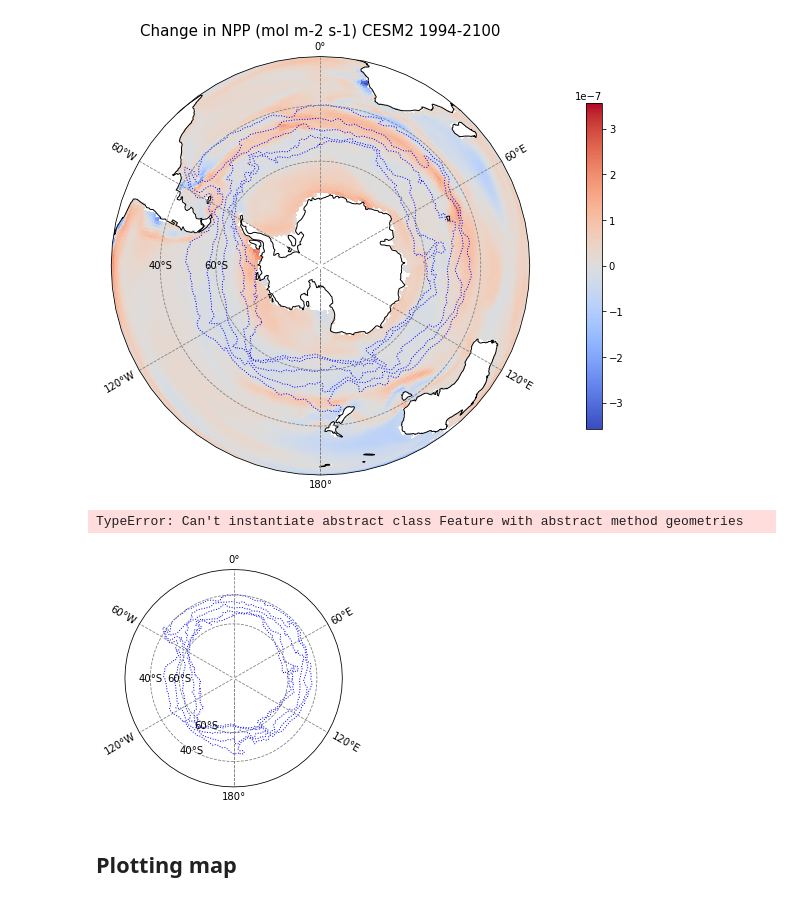
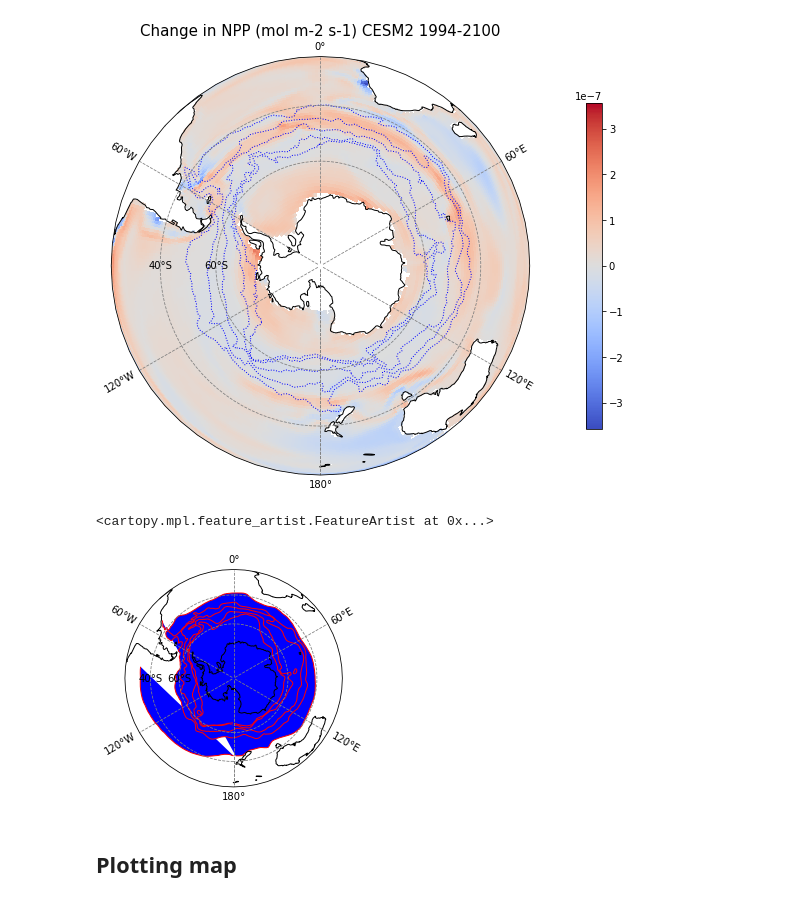
Before and after one commit to jasmineby65/CMEE-Coursework, a Jupyter notebook: Project/Intpp_CESM2-Copy1.ipynb, the cells around one changed output. Saved outputs shown, nothing was run; the diff lists cells and outputs as text; code cells hidden in the pictures.

```diff
--- a/Project/Intpp_CESM2-Copy1.ipynb
+++ b/Project/Intpp_CESM2-Copy1.ipynb
@@ -707,40 +979,38 @@ plt.show()
 # %%
 ax = plt.axes(projection=cartopy.crs.Orthographic(central_longitude = 0,
                                                   central_latitude=-90))
 
 
 gl = ax.gridlines(crs = cartopy.crs.PlateCarree(),
                   draw_labels = True,
                   color = 'grey',
                   linestyle = '--',
                   y_inline = True)
 
 gl.ylocator = mticker.FixedLocator([-60, -40])
 
 
 plt.draw()
 for ea in gl.label_artists:
     if ea[0]== 'lat':
         tx = ea[2]
         xy = tx.get_position()
         if xy[0]!=-90:
-            tx.set_position([-150, xy[1]])
+            tx.set_position([-90, xy[1]])
 
 ax.add_geometries(shape['geometry'],
                   cartopy.crs.PlateCarree(),
-                  facecolor = 'none',
-                  edgecolor = 'blue',
-                  linestyle = ':')
-
-ax.add_feature(cartopy.feature.Feature(poly, cartopy.crs.PlateCarree))
+                  facecolor = 'blue',
+                  edgecolor = 'red',
+                  linestyle = '-')
 
 ax.coastlines()
 #plt.savefig("output/{}_{}_{}_change.png".format(variable, model, experiment))
 
 #plt.show()
 # %% [output]
-TypeError: Can't instantiate abstract class Feature with abstract method geometries
+<cartopy.mpl.feature_artist.FeatureArtist at 0x...>
-[figure, old version]
+[figure, new version]
 # %% [markdown]
 ## Plotting map
 # %% [markdown]
```
Also changed, not shown: parts of 36 cells of this notebook, 2 other files.
